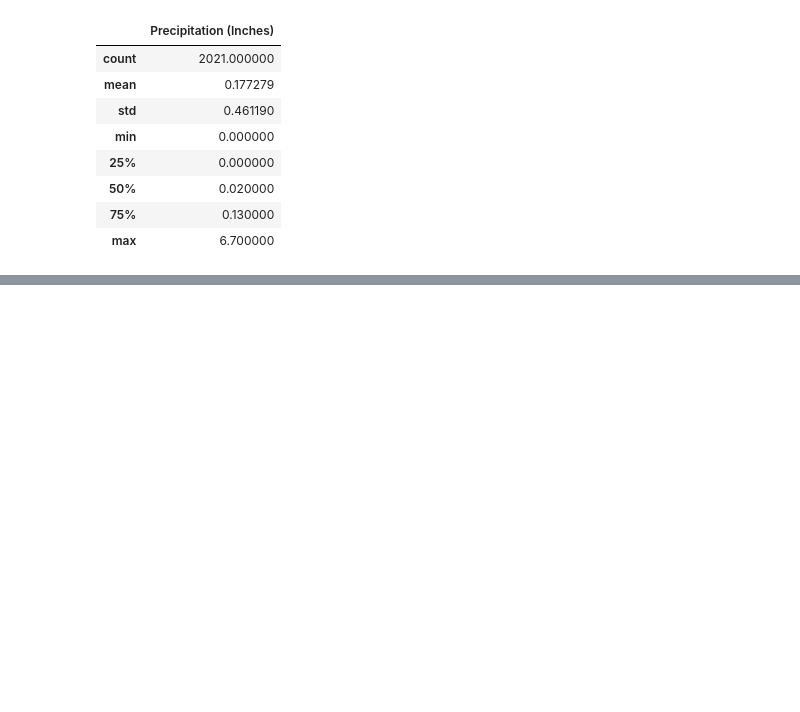
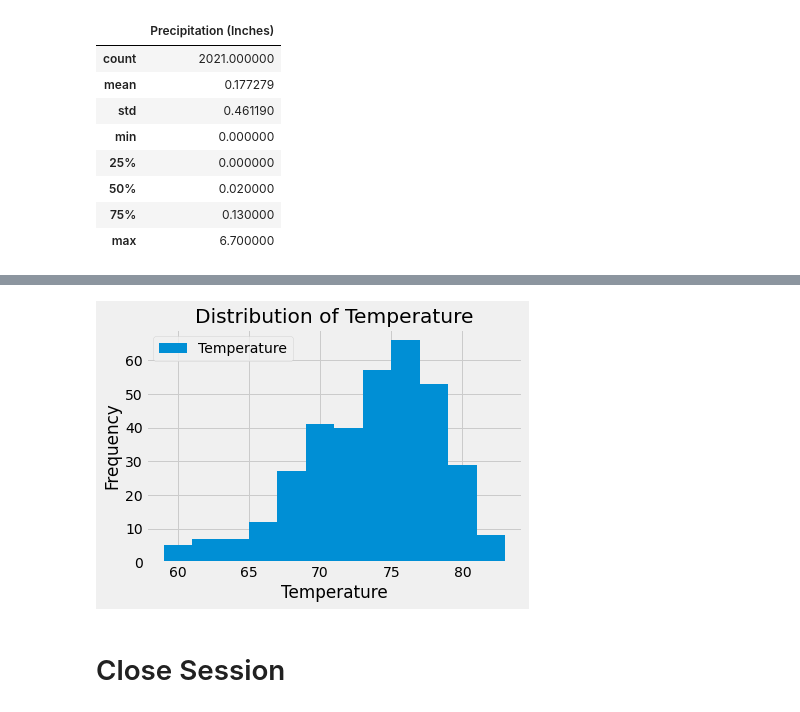
Before and after one commit to 17sarahstoffel/sqlalchemy-challenge, a Jupyter notebook: Climate.ipynb, the cells around one changed output, grey strips where cells are left out. Cells and saved outputs as stored; diff of their text form; code cells hidden in the pictures; blank space fills up the shorter version.

```diff
--- a/Climate.ipynb
+++ b/Climate.ipynb
@@ -100,0 +106,6 @@ precipitation_df.describe()
+# %%
+#create a query to find the stations with the most rows and list the stations and the counts in descending order
+station_list= Session.query(Measurement.station, func.count(
+    Measurement.station)).group_by(Measurement.station).order_by(func.count(Measurement.station).desc()).all()
+
+station_list
@@ -100,0 +136,11 @@ precipitation_df.describe()
+# %%
+#using the most active station id query the last 12 months of temperature data
+temp_data = Session.query(Measurement.date,Measurement.tobs).filter(
+    Measurement.station == station_list[0][0]).filter(Measurement.date >= year_ago).all()
+
+#turn query into dataframe
+temp_df = pd.DataFrame(temp_data)
+
+temp_df = temp_df.rename(columns={'date': 'Date', 'tobs': 'Temperature'})
+temp_df = temp_df.set_index('Date')
+temp_df.head()
@@ -100,0 +155,10 @@ precipitation_df.describe()
+# %%
+#plot the dataframe as a histogram
+temp_df.plot.hist(bins=12, title="Distribution of Temperature")
+plt.xlabel("Temperature")
+
+plt.show()
+# %% [output]
+[figure, added]
+# %% [markdown]
+# Close Session
```
Also changed, not shown: parts of 7 cells of this notebook.
